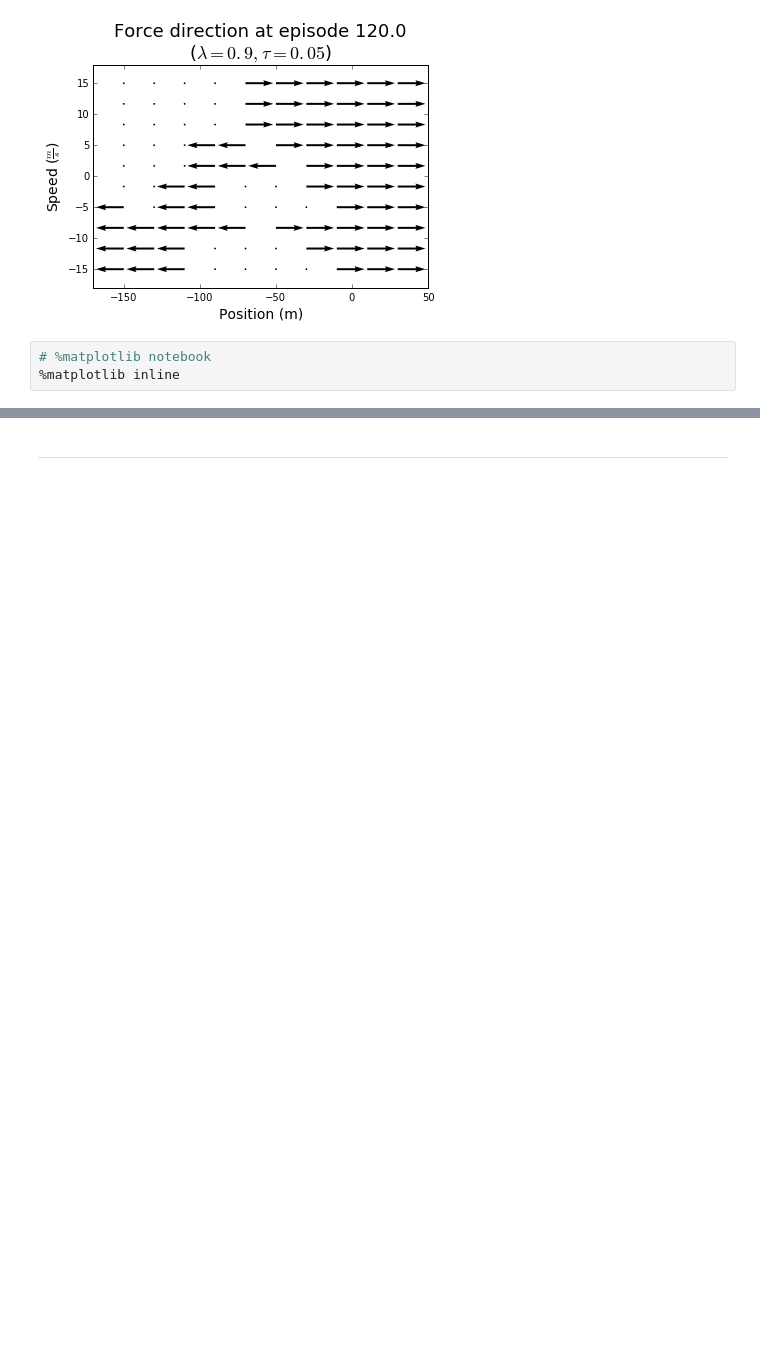
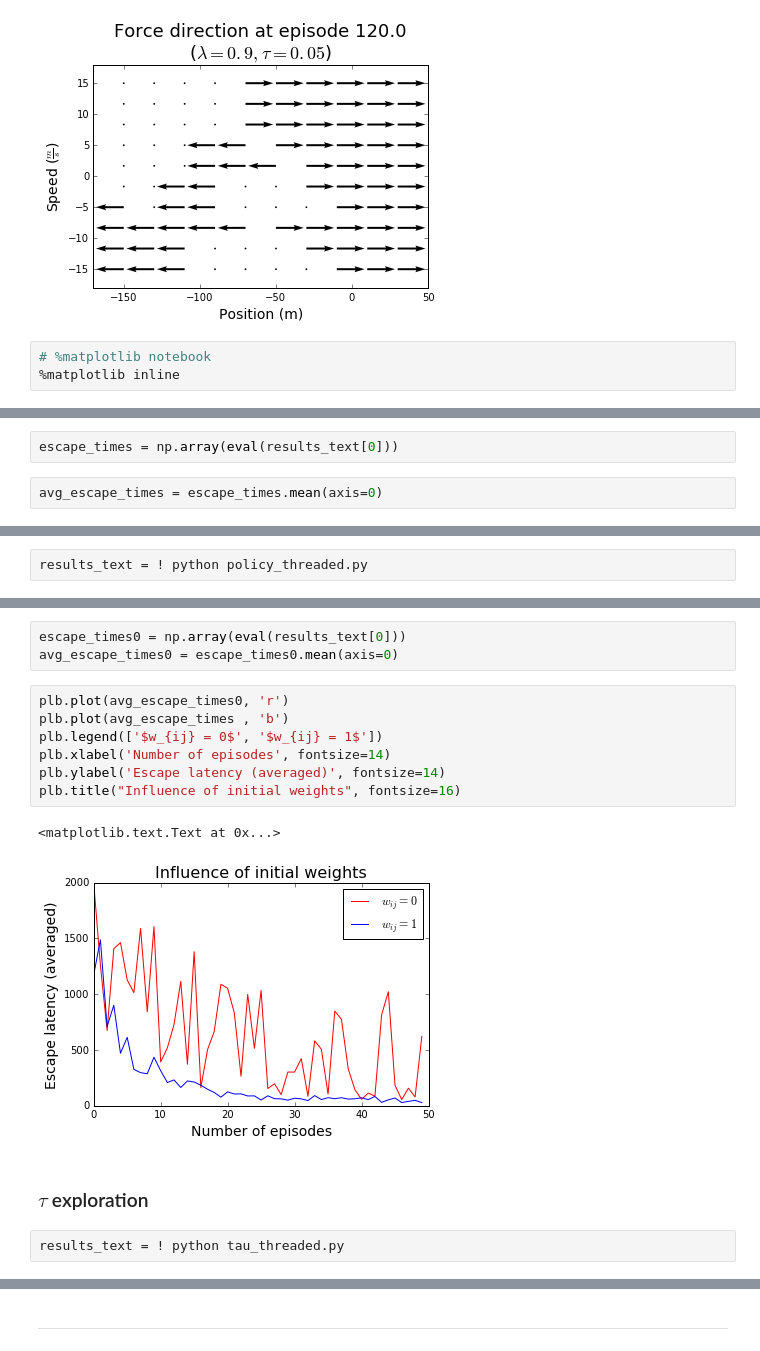
Before and after one commit to cipri-tom/mountain-car, a Jupyter notebook: scripts/main.ipynb, the cells around one changed output, grey strips where cells are left out. Cells and saved outputs as stored; diff of their text form; blank space fills up the shorter version.

```diff
--- a/scripts/main.ipynb
+++ b/scripts/main.ipynb
@@ -170,0 +209,4 @@ a.visualize_field()
+# %%
+escape_times = np.array(eval(results_text[0]))
+# %%
+avg_escape_times = escape_times.mean(axis=0)
@@ -170,0 +215,2 @@ a.visualize_field()
+# %%
+results_text = ! python policy_threaded.py
@@ -170,0 +227,17 @@ a.visualize_field()
+# %%
+escape_times0 = np.array(eval(results_text[0]))
+avg_escape_times0 = escape_times0.mean(axis=0)
+# %%
+plb.plot(avg_escape_times0, 'r')
+plb.plot(avg_escape_times , 'b')
+plb.legend(['$w_{ij} = 0$', '$w_{ij} = 1$'])
+plb.xlabel('Number of episodes', fontsize=14)
+plb.ylabel('Escape latency (averaged)', fontsize=14)
+plb.title("Influence of initial weights", fontsize=16)
+# %% [output]
+<matplotlib.text.Text at 0x...>
+[figure, added]
+# %% [markdown]
+### $\tau$ exploration
+# %%
+results_text = ! python tau_threaded.py
```
Also changed, not shown: parts of 10 cells of this notebook, 3 other files.
